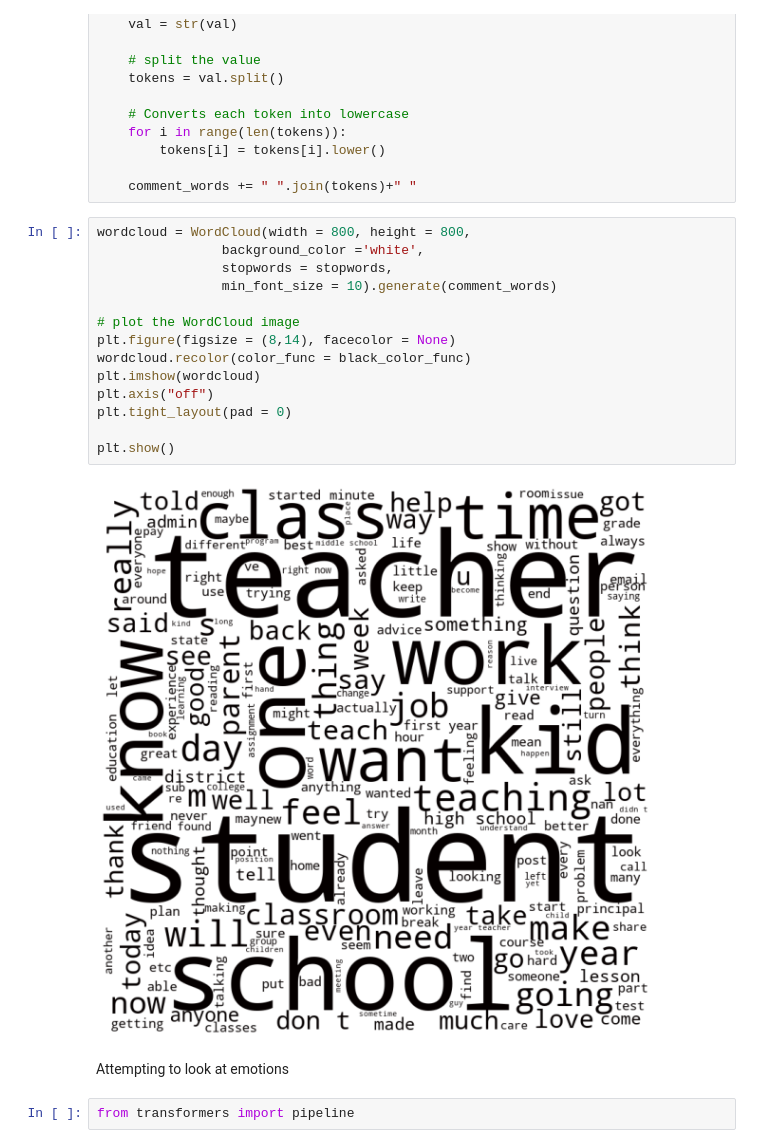
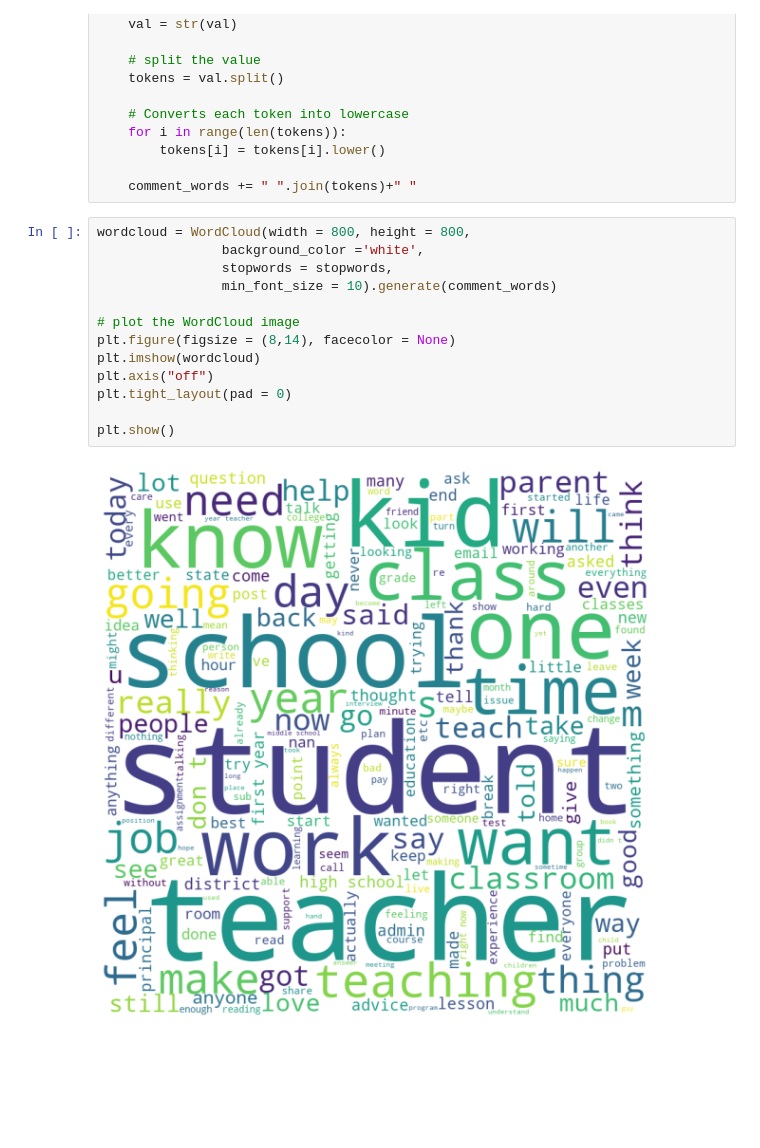
Before and after one commit to kmgarrett1/Capstone_Project_NSS, a Jupyter notebook: notebooks/Top_Years_Combined.ipynb, the cells around one changed output. Cells and saved outputs as stored; diff of their text form; blank space fills up the shorter version.

```diff
--- a/notebooks/Top_Years_Combined.ipynb
+++ b/notebooks/Top_Years_Combined.ipynb
@@ -78,20 +78,15 @@ for val in all_years_final.combined:
 # %%
 wordcloud = WordCloud(width = 800, height = 800,
                 background_color ='white',
                 stopwords = stopwords,
                 min_font_size = 10).generate(comment_words)
 
 # plot the WordCloud image
 plt.figure(figsize = (8,14), facecolor = None)
-wordcloud.recolor(color_func = black_color_func)
 plt.imshow(wordcloud)
 plt.axis("off")
 plt.tight_layout(pad = 0)
 
 plt.show()
 # %% [output]
-[figure, old version]
+[figure, new version]
-# %% [markdown]
-Attempting to look at emotions
-# %%
-from transformers import pipeline
```
Also changed, not shown: parts of 1 cell of this notebook, 2 other files.
